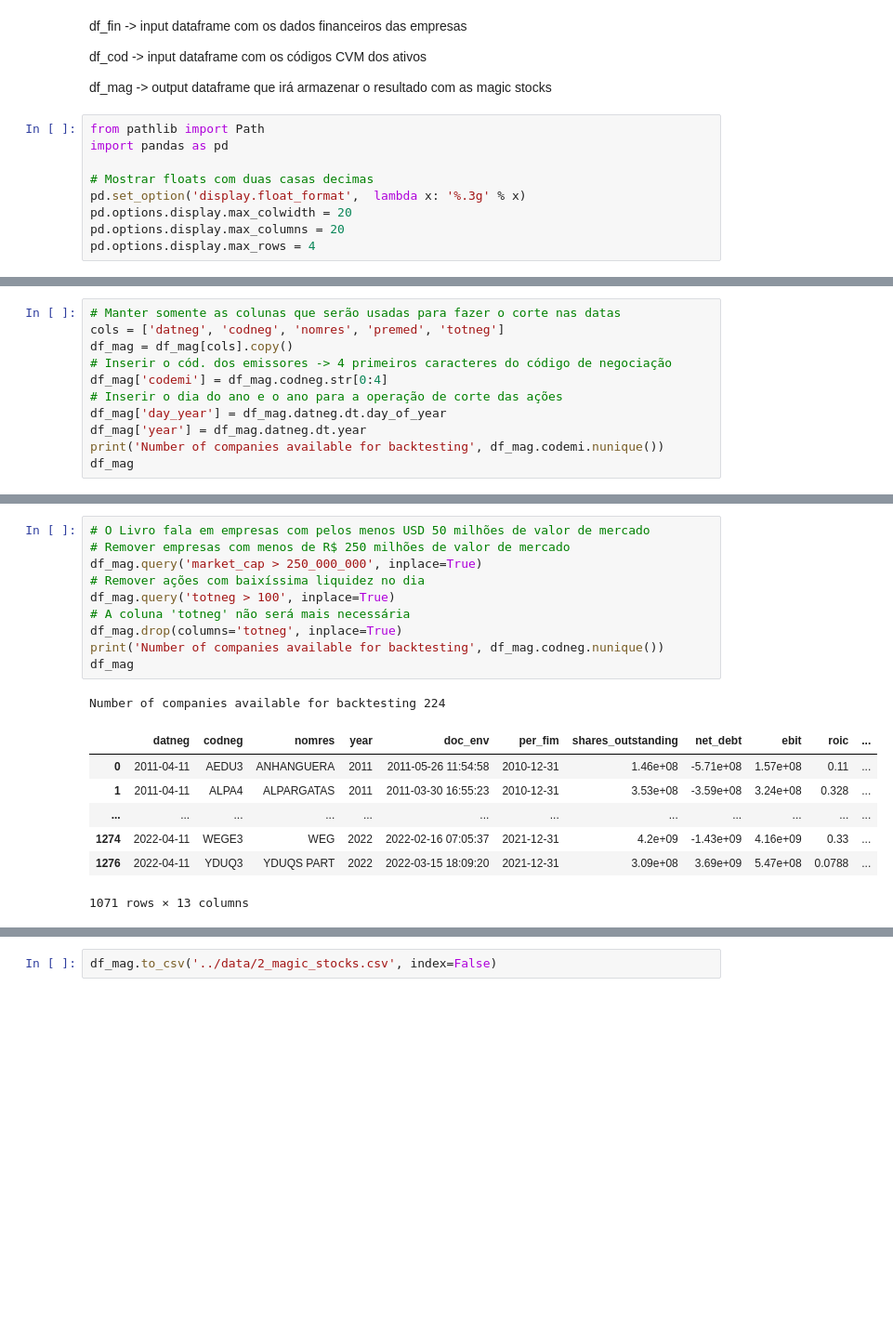
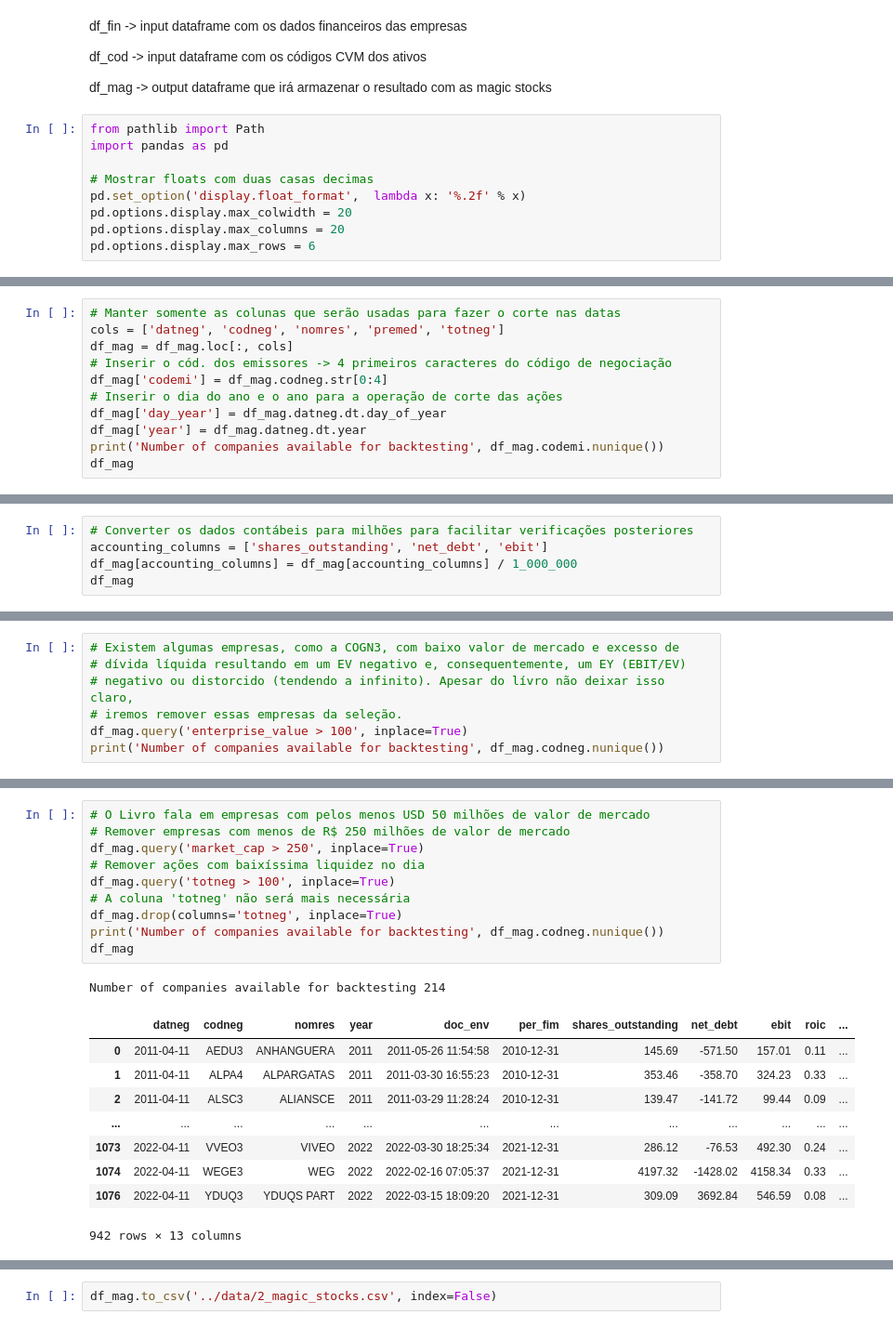
Before and after one commit to AlgebraQuant/MagicFormula, a Jupyter notebook: scripts/2_get_magic_stocks.ipynb, the cells around one changed output, grey strips where cells are left out. Shown at 93% size. Cells and saved outputs as stored; diff of their text form; blank space fills up the shorter version.

```diff
--- a/scripts/2_get_magic_stocks.ipynb
+++ b/scripts/2_get_magic_stocks.ipynb
@@ -9,8 +9,8 @@ from pathlib import Path
 import pandas as pd
 
 # Mostrar floats com duas casas decimas
-pd.set_option('display.float_format',  lambda x: '%.3g' % x)
+pd.set_option('display.float_format',  lambda x: '%.2f' % x)
 pd.options.display.max_colwidth = 20
 pd.options.display.max_columns = 20
-pd.options.display.max_rows = 4
+pd.options.display.max_rows = 6
 # %%
@@ -57,7 +64,7 @@ df_mag
 # %%
 # Manter somente as colunas que serão usadas para fazer o corte nas datas
 cols = ['datneg', 'codneg', 'nomres', 'premed', 'totneg']
-df_mag = df_mag[cols].copy()
+df_mag = df_mag.loc[:, cols]
 # Inserir o cód. dos emissores -> 4 primeiros caracteres do código de negociação
 df_mag['codemi'] = df_mag.codneg.str[0:4]
 # Inserir o dia do ano e o ano para a operação de corte das ações
@@ -224 +253,6 @@ df_mag
 1951 rows × 13 columns
+# %%
+# Converter os dados contábeis para milhões para facilitar verificações posteriores
+accounting_columns = ['shares_outstanding', 'net_debt', 'ebit']
+df_mag[accounting_columns] = df_mag[accounting_columns] / 1_000_000
+df_mag
@@ -240 +286,8 @@ df_mag
 1951 rows × 15 columns
+# %%
+# Existem algumas empresas, como a COGN3, com baixo valor de mercado e excesso de
+# dívida líquida resultando em um EV negativo e, consequentemente, um EY (EBIT/EV)
+# negativo ou distorcido (tendendo a infinito). Apesar do lívro não deixar isso claro,
+# iremos remover essas empresas da seleção.
+df_mag.query('enterprise_value > 100', inplace=True)
+print('Number of companies available for backtesting', df_mag.codneg.nunique())
@@ -285,22 +346,24 @@ Number of companies available for backtesting 252
 # %%
 # O Livro fala em empresas com pelos menos USD 50 milhões de valor de mercado
 # Remover empresas com menos de R$ 250 milhões de valor de mercado
-df_mag.query('market_cap > 250_000_000', inplace=True)
+df_mag.query('market_cap > 250', inplace=True)
 # Remover ações com baixíssima liquidez no dia
 df_mag.query('totneg > 100', inplace=True)
 # A coluna 'totneg' não será mais necessária
 df_mag.drop(columns='totneg', inplace=True)
 print('Number of companies available for backtesting', df_mag.codneg.nunique())
 df_mag
 # %% [output]
-Number of companies available for backtesting 224
+Number of companies available for backtesting 214
 |  | datneg | codneg | nomres | year | doc_env | per_fim | shares_outstanding | net_debt | ebit | roic | ... |
-| 0 | 2011-04-11 | AEDU3 | ANHANGUERA | 2011 | 2011-05-26 11:54:58 | 2010-12-31 | 1.46e+08 | -5.71e+08 | 1.57e+08 | 0.11 | ... |
-| 1 | 2011-04-11 | ALPA4 | ALPARGATAS | 2011 | 2011-03-30 16:55:23 | 2010-12-31 | 3.53e+08 | -3.59e+08 | 3.24e+08 | 0.328 | ... |
+| 0 | 2011-04-11 | AEDU3 | ANHANGUERA | 2011 | 2011-05-26 11:54:58 | 2010-12-31 | 145.69 | -571.50 | 157.01 | 0.11 | ... |
+| 1 | 2011-04-11 | ALPA4 | ALPARGATAS | 2011 | 2011-03-30 16:55:23 | 2010-12-31 | 353.46 | -358.70 | 324.23 | 0.33 | ... |
+| 2 | 2011-04-11 | ALSC3 | ALIANSCE | 2011 | 2011-03-29 11:28:24 | 2010-12-31 | 139.47 | -141.72 | 99.44 | 0.09 | ... |
 | ... | ... | ... | ... | ... | ... | ... | ... | ... | ... | ... | ... |
-| 1274 | 2022-04-11 | WEGE3 | WEG | 2022 | 2022-02-16 07:05:37 | 2021-12-31 | 4.2e+09 | -1.43e+09 | 4.16e+09 | 0.33 | ... |
-| 1276 | 2022-04-11 | YDUQ3 | YDUQS PART | 2022 | 2022-03-15 18:09:20 | 2021-12-31 | 3.09e+08 | 3.69e+09 | 5.47e+08 | 0.0788 | ... |
+| 1073 | 2022-04-11 | VVEO3 | VIVEO | 2022 | 2022-03-30 18:25:34 | 2021-12-31 | 286.12 | -76.53 | 492.30 | 0.24 | ... |
+| 1074 | 2022-04-11 | WEGE3 | WEG | 2022 | 2022-02-16 07:05:37 | 2021-12-31 | 4197.32 | -1428.02 | 4158.34 | 0.33 | ... |
+| 1076 | 2022-04-11 | YDUQ3 | YDUQS PART | 2022 | 2022-03-15 18:09:20 | 2021-12-31 | 309.09 | 3692.84 | 546.59 | 0.08 | ... |
-1071 rows × 13 columns
+942 rows × 13 columns
 # %%
 df_mag['rank_roic'] = (df_mag
     .groupby(by=['year'])['roic']
```
Also changed, not shown: parts of 29 cells of this notebook, 5 other files.
